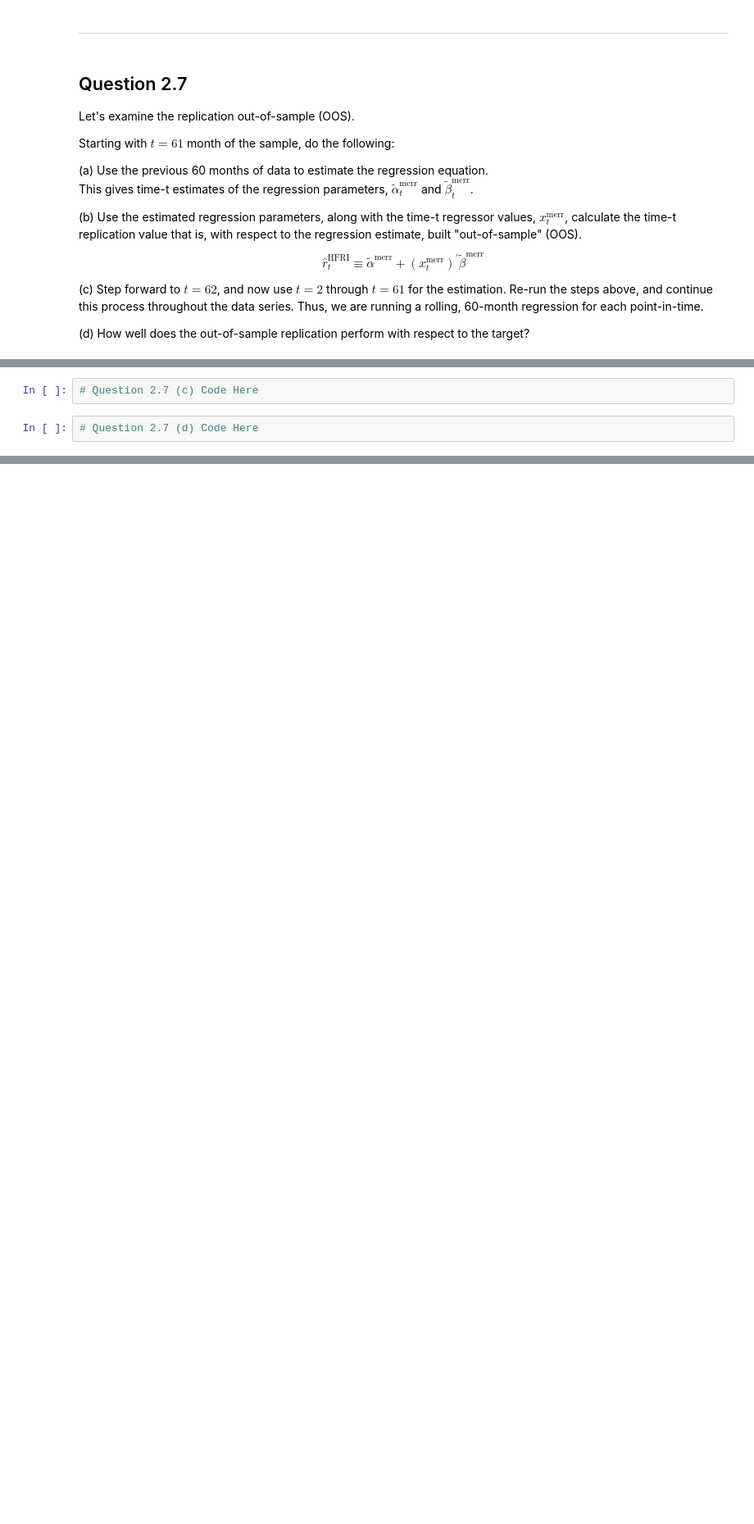
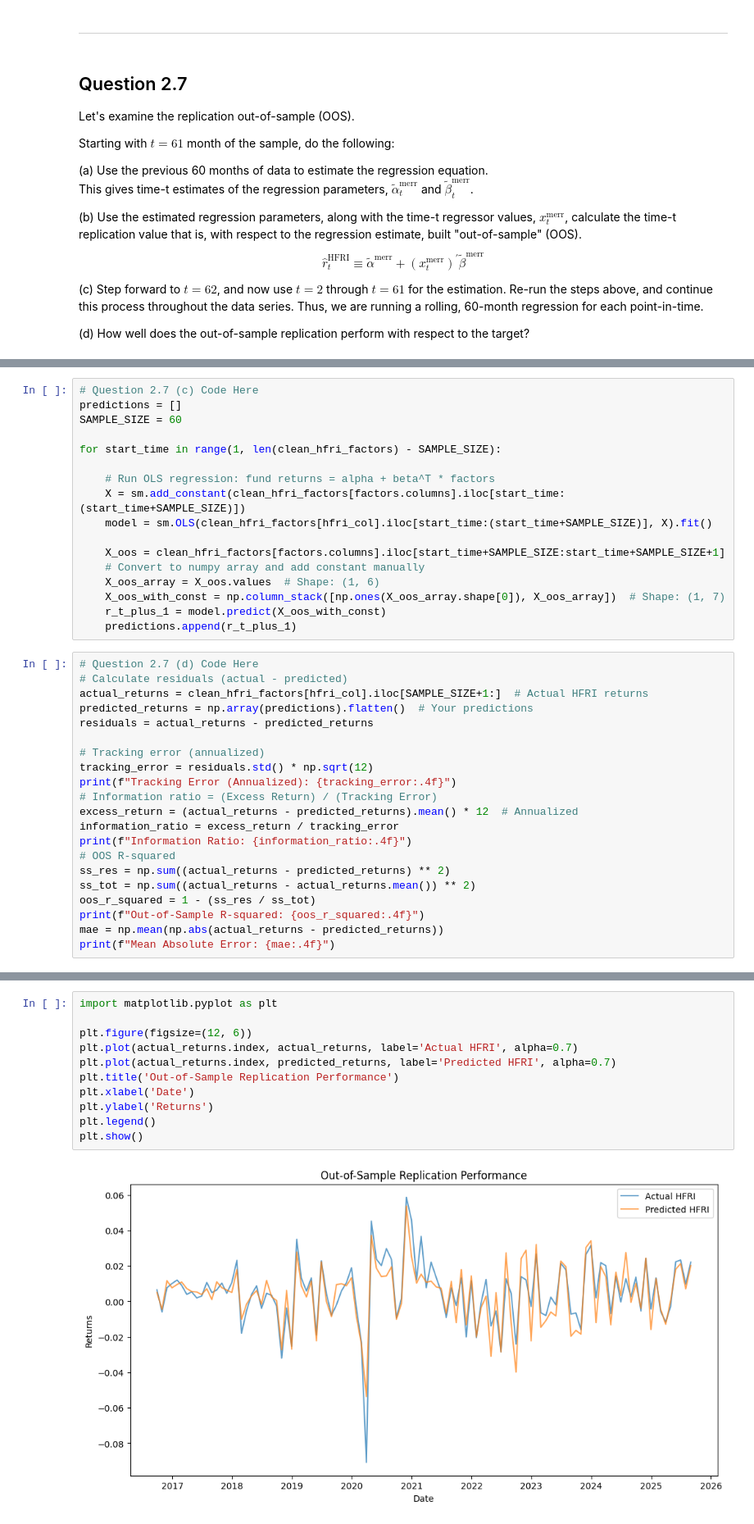
Before and after one commit to t-flora/portfolio-risk-mgmt, a Jupyter notebook: hw2/ProSharesReplication.ipynb, the cells around one changed output, grey strips where cells are left out. Shown at 82% size. Cells and saved outputs as stored; diff of their text form; blank space fills up the shorter version.

```diff
--- a/hw2/ProSharesReplication.ipynb
+++ b/hw2/ProSharesReplication.ipynb
@@ -468,4 +508,38 @@ $$
 # %%
 # Question 2.7 (c) Code Here
+predictions = []
+SAMPLE_SIZE = 60
+
+for start_time in range(1, len(clean_hfri_factors) - SAMPLE_SIZE):
+
+    # Run OLS regression: fund returns = alpha + beta^T * factors
+    X = sm.add_constant(clean_hfri_factors[factors.columns].iloc[start_time:(start_time+SAMPLE_SIZE)])
+    model = sm.OLS(clean_hfri_factors[hfri_col].iloc[start_time:(start_time+SAMPLE_SIZE)], X).fit()
+
+    X_oos = clean_hfri_factors[factors.columns].iloc[start_time+SAMPLE_SIZE:start_time+SAMPLE_SIZE+1]
+    # Convert to numpy array and add constant manually
+    X_oos_array = X_oos.values  # Shape: (1, 6)
+    X_oos_with_const = np.column_stack([np.ones(X_oos_array.shape[0]), X_oos_array])  # Shape: (1, 7)
+    r_t_plus_1 = model.predict(X_oos_with_const)
+    predictions.append(r_t_plus_1)
 # %%
 # Question 2.7 (d) Code Here
+# Calculate residuals (actual - predicted)
+actual_returns = clean_hfri_factors[hfri_col].iloc[SAMPLE_SIZE+1:]  # Actual HFRI returns
+predicted_returns = np.array(predictions).flatten()  # Your predictions
+residuals = actual_returns - predicted_returns
+
+# Tracking error (annualized)
+tracking_error = residuals.std() * np.sqrt(12)
+print(f"Tracking Error (Annualized): {tracking_error:.4f}")
+# Information ratio = (Excess Return) / (Tracking Error)
+excess_return = (actual_returns - predicted_returns).mean() * 12  # Annualized
+information_ratio = excess_return / tracking_error
+print(f"Information Ratio: {information_ratio:.4f}")
+# OOS R-squared
+ss_res = np.sum((actual_returns - predicted_returns) ** 2)
+ss_tot = np.sum((actual_returns - actual_returns.mean()) ** 2)
+oos_r_squared = 1 - (ss_res / ss_tot)
+print(f"Out-of-Sample R-squared: {oos_r_squared:.4f}")
+mae = np.mean(np.abs(actual_returns - predicted_returns))
+print(f"Mean Absolute Error: {mae:.4f}")
@@ -471,0 +551,13 @@ $$
+# %%
+import matplotlib.pyplot as plt
+
+plt.figure(figsize=(12, 6))
+plt.plot(actual_returns.index, actual_returns, label='Actual HFRI', alpha=0.7)
+plt.plot(actual_returns.index, predicted_returns, label='Predicted HFRI', alpha=0.7)
+plt.title('Out-of-Sample Replication Performance')
+plt.xlabel('Date')
+plt.ylabel('Returns')
+plt.legend()
+plt.show()
+# %% [output]
+[figure, added]
```
Also changed, not shown: parts of 7 cells of this notebook.
